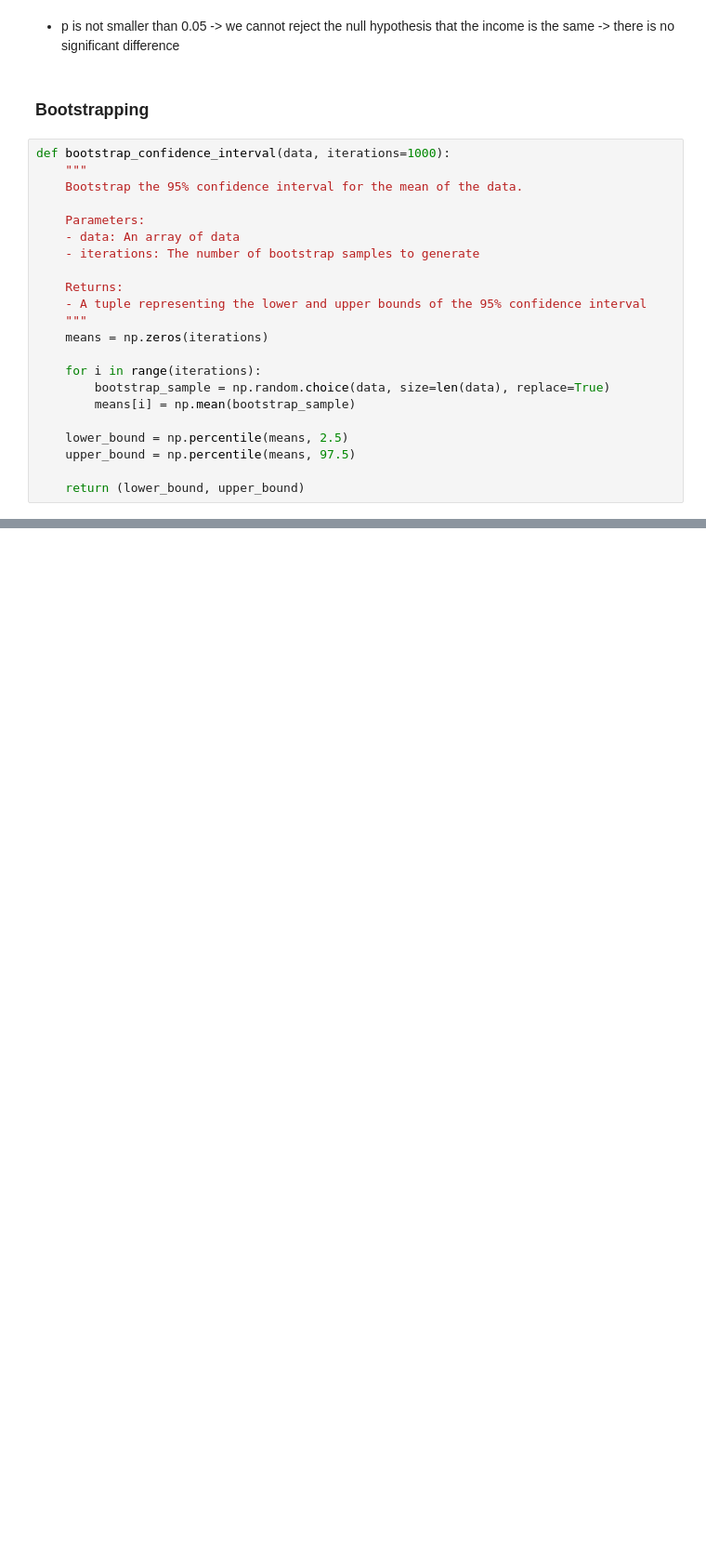
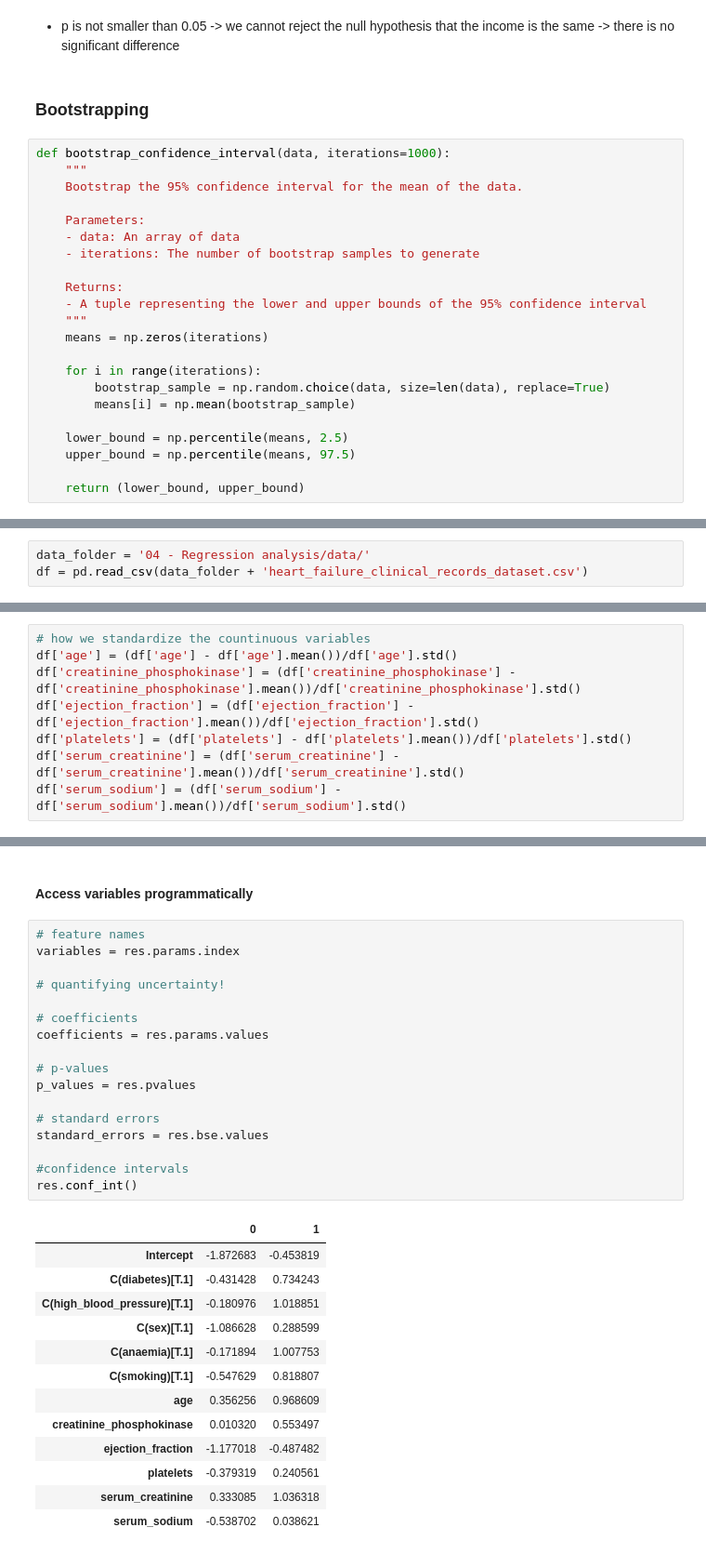
Before and after one commit to 2Tricky4u/ADA2023, a Jupyter notebook: Exercises/CheatSheet.ipynb, the cells around one changed output, grey strips where cells are left out. Shown at 93% size. Saved outputs shown, nothing was run; the diff lists cells and outputs as text; blank space fills up the shorter version.

```diff
--- a/Exercises/CheatSheet.ipynb
+++ b/Exercises/CheatSheet.ipynb
@@ -870,0 +894,3 @@ def bootstrap_confidence_interval(data, iterations=1000):
+# %%
+data_folder = '04 - Regression analysis/data/'
+df = pd.read_csv(data_folder + 'heart_failure_clinical_records_dataset.csv')
@@ -870,0 +1031,8 @@ def bootstrap_confidence_interval(data, iterations=1000):
+# %%
+# how we standardize the countinuous variables
+df['age'] = (df['age'] - df['age'].mean())/df['age'].std()
+df['creatinine_phosphokinase'] = (df['creatinine_phosphokinase'] - df['creatinine_phosphokinase'].mean())/df['creatinine_phosphokinase'].std()
+df['ejection_fraction'] = (df['ejection_fraction'] - df['ejection_fraction'].mean())/df['ejection_fraction'].std()
+df['platelets'] = (df['platelets'] - df['platelets'].mean())/df['platelets'].std()
+df['serum_creatinine'] = (df['serum_creatinine'] - df['serum_creatinine'].mean())/df['serum_creatinine'].std()
+df['serum_sodium'] = (df['serum_sodium'] - df['serum_sodium'].mean())/df['serum_sodium'].std()
@@ -870,0 +1078,33 @@ def bootstrap_confidence_interval(data, iterations=1000):
+# %% [markdown]
+#### Access variables programmatically
+# %%
+# feature names
+variables = res.params.index
+
+# quantifying uncertainty!
+
+# coefficients
+coefficients = res.params.values
+
+# p-values
+p_values = res.pvalues
+
+# standard errors
+standard_errors = res.bse.values
+
+#confidence intervals
+res.conf_int()
+# %% [output]
+|  | 0 | 1 |
+| Intercept | -1.872683 | -0.453819 |
+| C(diabetes)[T.1] | -0.431428 | 0.734243 |
+| C(high_blood_pressure)[T.1] | -0.180976 | 1.018851 |
+| C(sex)[T.1] | -1.086628 | 0.288599 |
+| C(anaemia)[T.1] | -0.171894 | 1.007753 |
+| C(smoking)[T.1] | -0.547629 | 0.818807 |
+| age | 0.356256 | 0.968609 |
+| creatinine_phosphokinase | 0.010320 | 0.553497 |
+| ejection_fraction | -1.177018 | -0.487482 |
+| platelets | -0.379319 | 0.240561 |
+| serum_creatinine | 0.333085 | 1.036318 |
+| serum_sodium | -0.538702 | 0.038621 |
```
Also changed, not shown: parts of 26 cells of this notebook.
